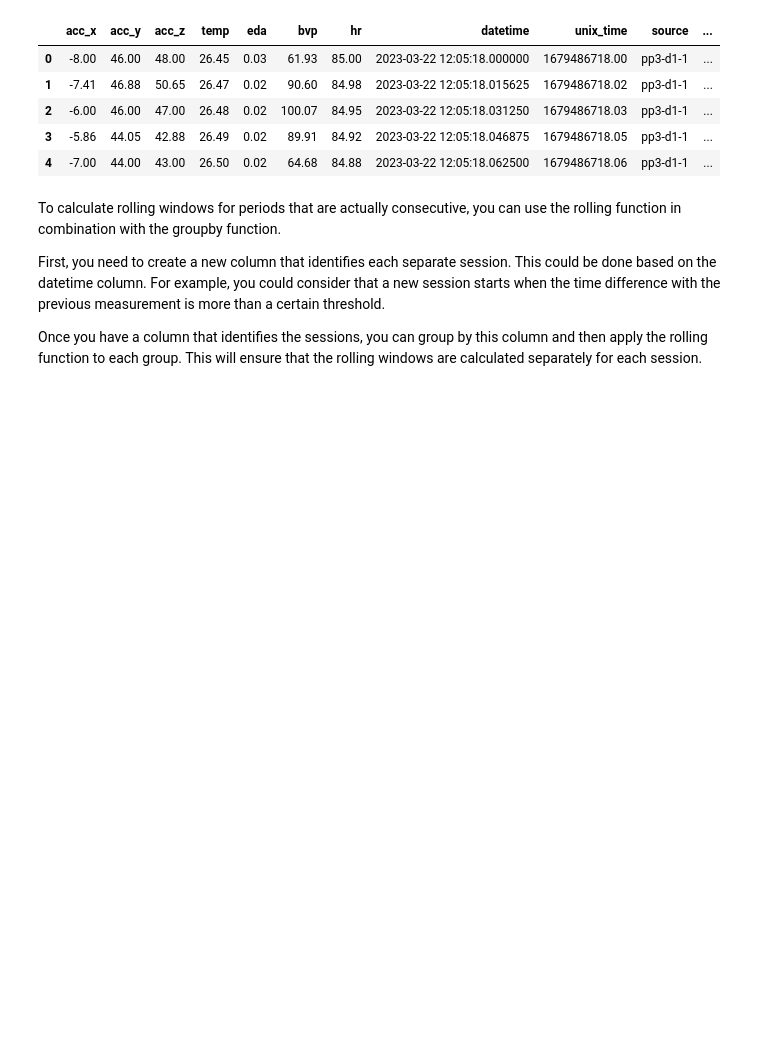
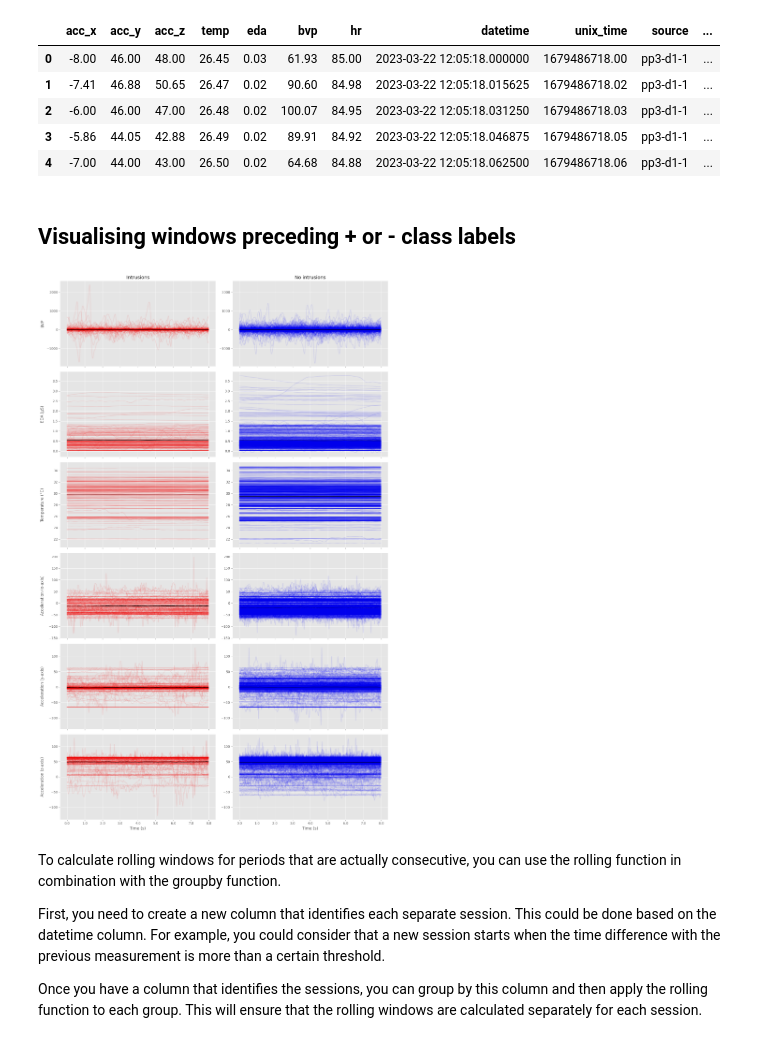
Before and after one commit to koenraijer/IP-TNT, a Jupyter notebook: 06_feature_engineering.ipynb, the cells around one changed output. Saved outputs shown, nothing was run; the diff lists cells and outputs as text; code cells hidden in the pictures; blank space fills up the shorter version.

```diff
--- a/06_feature_engineering.ipynb
+++ b/06_feature_engineering.ipynb
@@ -25,3 +25,5 @@ df.head()
 | 2 | -6.00 | 46.00 | 47.00 | 26.48 | 0.02 | 100.07 | 84.95 | 2023-03-22 12:05:18.031250 | 1679486718.03 | pp3-d1-1 | ... |
 | 3 | -5.86 | 44.05 | 42.88 | 26.49 | 0.02 | 89.91 | 84.92 | 2023-03-22 12:05:18.046875 | 1679486718.05 | pp3-d1-1 | ... |
 | 4 | -7.00 | 44.00 | 43.00 | 26.50 | 0.02 | 64.68 | 84.88 | 2023-03-22 12:05:18.062500 | 1679486718.06 | pp3-d1-1 | ... |
+# %% [markdown]
+## Visualising windows preceding + or - class labels
@@ -28,3 +75,61 @@ df.head()
+# %%
+def plot_data_grid(positive_data, negative_data, save=False):
+    # Create a grid of subplots with as many rows as there are keys in the data and 2 columns (one for each label)
+    fig, axs = plt.subplots(len(positive_data.keys()), 2, sharex=True, figsize=(15, 4 * len(positive_data.keys())))
+
+    # Create a time array based on the sampling rate
+    time = np.arange(0, len(next(iter(positive_data.values())).iloc[:,0])) / 64
+
+    # Create a dictionary to map old labels to new ones
+    label_map = {
+        'bvp': 'BVP',
+        'eda': 'EDA (μS)',
+        'temp': 'Temperature (°C)',
+        'acc_x': 'Acceleration (x-axis)',
+        'acc_y': 'Acceleration (y-axis)',
+        'acc_z': 'Acceleration (z-axis)'
+    }
+
+    # For each key in the data
+    for i, key in enumerate(positive_data.keys()):
+        # Plot positive data
+        for column in positive_data[key].columns:
+            sns.lineplot(x=time, y=positive_data[key][column], alpha=0.05, color='red', ax=axs[i, 0])
+        sns.lineplot(x=time, y=positive_data[key].mean(axis=1), color='black', ax=axs[i, 0])
+        axs[i, 0].set_ylabel(label_map.get(key, key))  # Use the new label if it exists, otherwise use the old one
+        axs[i, 0].yaxis.set_label_coords(-0.1,0.5)  # Set y-axis label coordinates
+        axs[i, 0].set_xlabel('Time (s)')
+        axs[i, 0].set_xticks(np.arange(min(time), max(time)+1, 1))  # Set x-axis ticks
+        axs[i, 0].set_xticklabels(np.arange(min(time), max(time)+1, 1))  # Set x-axis tick labels
+
+        # Plot negative data
+        for column in negative_data[key].columns:
+            sns.lineplot(x=time, y=negative_data[key][column], alpha=0.05, color='blue', ax=axs[i, 1])
+        sns.lineplot(x=time, y=negative_data[key].mean(axis=1), color='black', ax=axs[i, 1])
+        axs[i, 1].set_xlabel('Time (s)')
+        axs[i, 1].set_ylabel('')  # Remove y-axis title for the second column
+        axs[i, 1].set_xticks(np.arange(min(time), max(time)+1, 1))  # Set x-axis ticks
+        axs[i, 1].set_xticklabels(np.arange(min(time), max(time)+1, 1))  # Set x-axis tick labels
+
+        # Make y-axis the same for both plots in the row
+        min_y = min(axs[i, 0].get_ylim()[0], axs[i, 1].get_ylim()[0])
+        max_y = max(axs[i, 0].get_ylim()[1], axs[i, 1].get_ylim()[1])
+        axs[i, 0].set_ylim(min_y, max_y)
+        axs[i, 1].set_ylim(min_y, max_y)
+
+    # Set column titles
+    axs[0, 0].set_title('Intrusions')
+    axs[0, 1].set_title('No intrusions')
+
+    # Show the plot
+    plt.tight_layout()
+    if save:
+        plt.savefig('output/pos_neg_classwindow_feature_values.png', dpi=300)
+    plt.show()
+
+plot_data_grid(positive_data, negative_data, save=True)
+# %% [output]
+[figure, added]
 # %% [markdown]
 To calculate rolling windows for periods that are actually consecutive, you can use the rolling function in combination with the groupby function.
 
```
Also changed, not shown: parts of 8 cells of this notebook, 8 other files.
